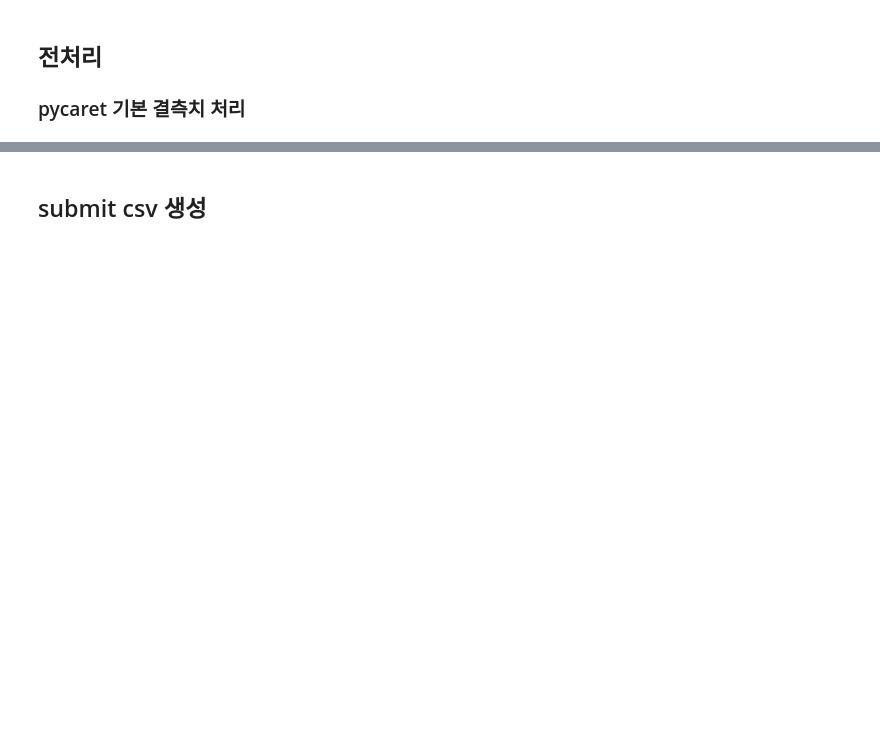
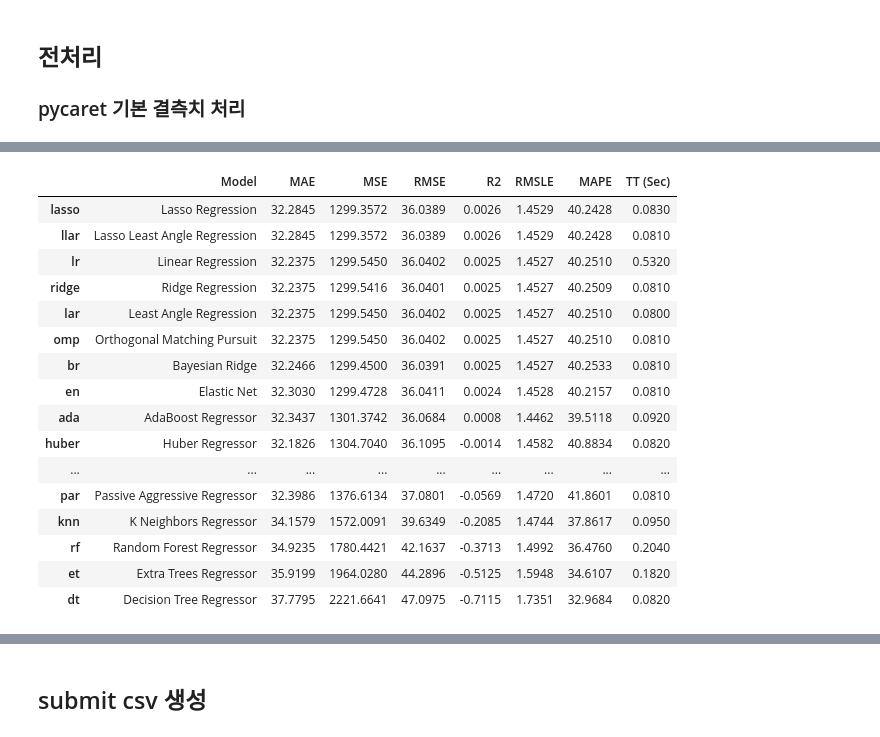
Before and after one commit to syshin0116/Dacon-New-Drug-Development, a Jupyter notebook: pycaret_tuned.ipynb, the cells around one changed output, grey strips where cells are left out. Saved outputs shown, nothing was run; the diff lists cells and outputs as text; code cells hidden in the pictures; blank space fills up the shorter version.

```diff
--- a/pycaret_tuned.ipynb
+++ b/pycaret_tuned.ipynb
@@ -201,6 +610,4 @@ setup_data_HLM = setup(data=data,
 # %%
 # HLM 모델 학습, 튜닝, 블렌딩, 스택킹
 top_3_HLM = compare_models(n_select=3)
-tuned_HLM = [tune_model(model, optimize='RMSE') for model in top_3_HLM]
-blended_HLM = blend_models(tuned_HLM, method='soft', optimize='RMSE')
-stacked_HLM = stack_models(tuned_HLM)
+# %% [output]
@@ -206,0 +615,17 @@ stacked_HLM = stack_models(tuned_HLM)
+|  | Model | MAE | MSE | RMSE | R2 | RMSLE | MAPE | TT (Sec) |
+| lasso | Lasso Regression | 32.2845 | 1299.3572 | 36.0389 | 0.0026 | 1.4529 | 40.2428 | 0.0830 |
+| llar | Lasso Least Angle Regression | 32.2845 | 1299.3572 | 36.0389 | 0.0026 | 1.4529 | 40.2428 | 0.0810 |
+| lr | Linear Regression | 32.2375 | 1299.5450 | 36.0402 | 0.0025 | 1.4527 | 40.2510 | 0.5320 |
+| ridge | Ridge Regression | 32.2375 | 1299.5416 | 36.0401 | 0.0025 | 1.4527 | 40.2509 | 0.0810 |
+| lar | Least Angle Regression | 32.2375 | 1299.5450 | 36.0402 | 0.0025 | 1.4527 | 40.2510 | 0.0800 |
+| omp | Orthogonal Matching Pursuit | 32.2375 | 1299.5450 | 36.0402 | 0.0025 | 1.4527 | 40.2510 | 0.0810 |
+| br | Bayesian Ridge | 32.2466 | 1299.4500 | 36.0391 | 0.0025 | 1.4527 | 40.2533 | 0.0810 |
+| en | Elastic Net | 32.3030 | 1299.4728 | 36.0411 | 0.0024 | 1.4528 | 40.2157 | 0.0810 |
+| ada | AdaBoost Regressor | 32.3437 | 1301.3742 | 36.0684 | 0.0008 | 1.4462 | 39.5118 | 0.0920 |
+| huber | Huber Regressor | 32.1826 | 1304.7040 | 36.1095 | -0.0014 | 1.4582 | 40.8834 | 0.0820 |
+| ... | ... | ... | ... | ... | ... | ... | ... | ... |
+| par | Passive Aggressive Regressor | 32.3986 | 1376.6134 | 37.0801 | -0.0569 | 1.4720 | 41.8601 | 0.0810 |
+| knn | K Neighbors Regressor | 34.1579 | 1572.0091 | 39.6349 | -0.2085 | 1.4744 | 37.8617 | 0.0950 |
+| rf | Random Forest Regressor | 34.9235 | 1780.4421 | 42.1637 | -0.3713 | 1.4992 | 36.4760 | 0.2040 |
+| et | Extra Trees Regressor | 35.9199 | 1964.0280 | 44.2896 | -0.5125 | 1.5948 | 34.6107 | 0.1820 |
+| dt | Decision Tree Regressor | 37.7795 | 2221.6641 | 47.0975 | -0.7115 | 1.7351 | 32.9684 | 0.0820 |
```
Also changed, not shown: parts of 18 cells of this notebook, 7 other files.
